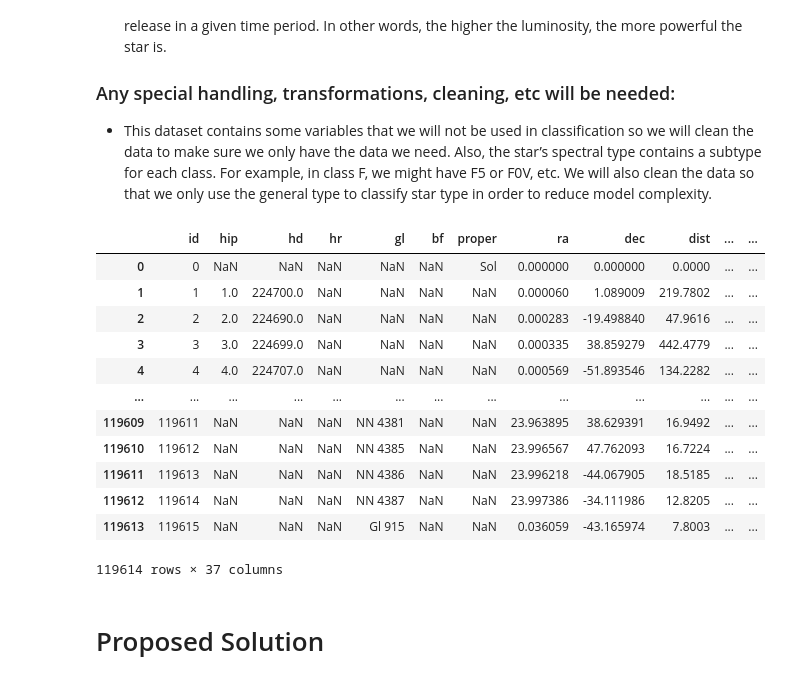
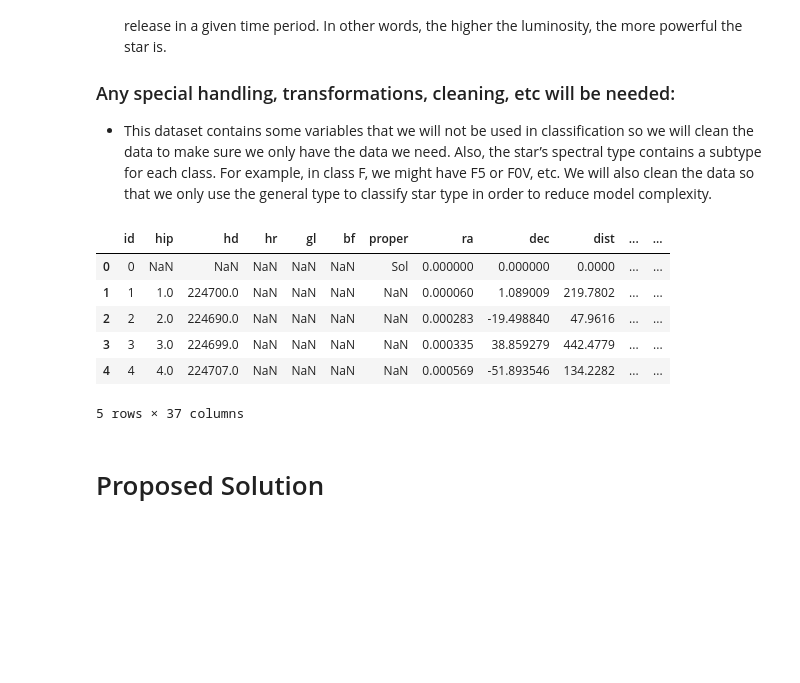
Before and after one commit to COGS118A/Group003-Sp22, a Jupyter notebook: Checkpoint_group003.ipynb, the cells around one changed output. Cells and saved outputs as stored; diff of their text form; code cells hidden in the pictures; blank space fills up the shorter version.

```diff
--- a/Checkpoint_group003.ipynb
+++ b/Checkpoint_group003.ipynb
@@ -75,22 +75,16 @@ In this project, we propose to predict the Morgan-Keenan spectral class of a giv
 # Here's the dataset:
 import pandas as pd
 # %%
-df = pd.read_csv('hygdata_v3.csv')
-df
+HYG = pd.read_csv('hygdata_v3.csv')
+HYG.head()
 # %% [output]
 |  | id | hip | hd | hr | gl | bf | proper | ra | dec | dist | ... | ... |
 | 0 | 0 | NaN | NaN | NaN | NaN | NaN | Sol | 0.000000 | 0.000000 | 0.0000 | ... | ... |
 | 1 | 1 | 1.0 | 224700.0 | NaN | NaN | NaN | NaN | 0.000060 | 1.089009 | 219.7802 | ... | ... |
 | 2 | 2 | 2.0 | 224690.0 | NaN | NaN | NaN | NaN | 0.000283 | -19.498840 | 47.9616 | ... | ... |
 | 3 | 3 | 3.0 | 224699.0 | NaN | NaN | NaN | NaN | 0.000335 | 38.859279 | 442.4779 | ... | ... |
 | 4 | 4 | 4.0 | 224707.0 | NaN | NaN | NaN | NaN | 0.000569 | -51.893546 | 134.2282 | ... | ... |
-| ... | ... | ... | ... | ... | ... | ... | ... | ... | ... | ... | ... | ... |
-| 119609 | 119611 | NaN | NaN | NaN | NN 4381 | NaN | NaN | 23.963895 | 38.629391 | 16.9492 | ... | ... |
-| 119610 | 119612 | NaN | NaN | NaN | NN 4385 | NaN | NaN | 23.996567 | 47.762093 | 16.7224 | ... | ... |
-| 119611 | 119613 | NaN | NaN | NaN | NN 4386 | NaN | NaN | 23.996218 | -44.067905 | 18.5185 | ... | ... |
-| 119612 | 119614 | NaN | NaN | NaN | NN 4387 | NaN | NaN | 23.997386 | -34.111986 | 12.8205 | ... | ... |
-| 119613 | 119615 | NaN | NaN | NaN | Gl 915 | NaN | NaN | 0.036059 | -43.165974 | 7.8003 | ... | ... |
-119614 rows × 37 columns
+5 rows × 37 columns
 # %% [markdown]
 # Proposed Solution
 # %%
```
Also changed, not shown: parts of 24 cells of this notebook.
